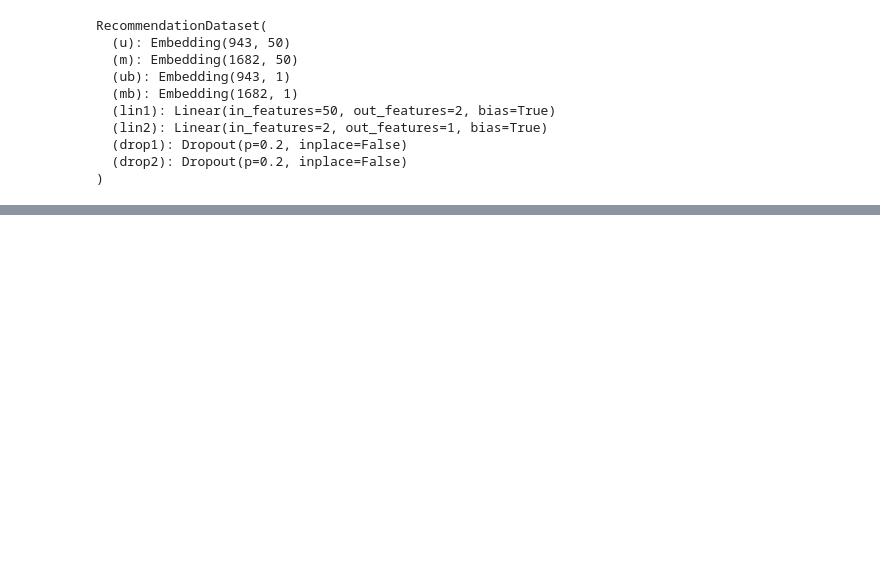
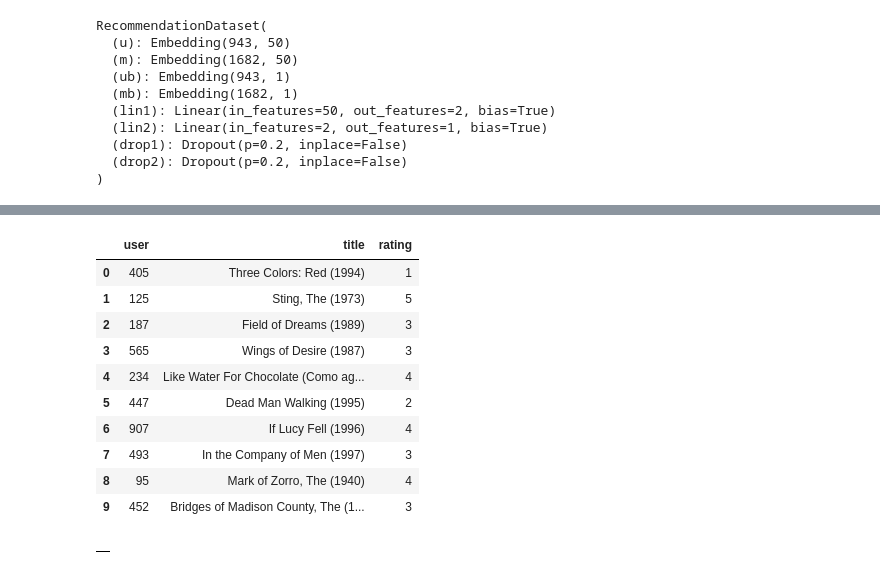
Before and after one commit to ChrisAlex2104/-Recommendation-using-Collaborative-Filtering, a Jupyter notebook: AI Final Project using deep neural networks.ipynb, the cells around one changed output, grey strips where cells are left out. Saved outputs shown, nothing was run; the diff lists cells and outputs as text; code cells hidden in the pictures; blank space fills up the shorter version.

```diff
--- a/AI Final Project using deep neural networks.ipynb
+++ b/AI Final Project using deep neural networks.ipynb
@@ -212,0 +325,16 @@ Loss for User ID: 63 and Movie ID: 242  is  0.09170204401016235
+# %%
+df=pd.DataFrame(dls.show_batch())
+df
+# %% [output]
+|  | user | title | rating |
+| 0 | 405 | Three Colors: Red (1994) | 1 |
+| 1 | 125 | Sting, The (1973) | 5 |
+| 2 | 187 | Field of Dreams (1989) | 3 |
+| 3 | 565 | Wings of Desire (1987) | 3 |
+| 4 | 234 | Like Water For Chocolate (Como ag... | 4 |
+| 5 | 447 | Dead Man Walking (1995) | 2 |
+| 6 | 907 | If Lucy Fell (1996) | 4 |
+| 7 | 493 | In the Company of Men (1997) | 3 |
+| 8 | 95 | Mark of Zorro, The (1940) | 4 |
+| 9 | 452 | Bridges of Madison County, The (1... | 3 |
+|  |
```
Also changed, not shown: parts of 22 cells of this notebook, 1 other file.
